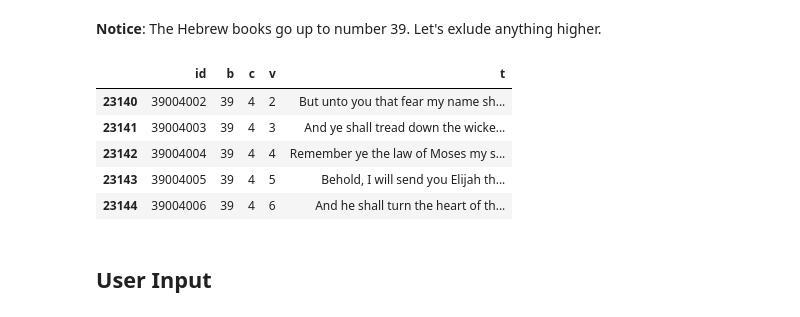
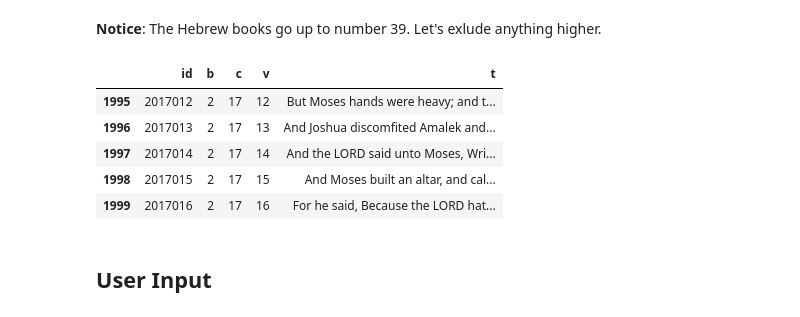
Before and after one commit to yishairasowsky/bible_search, a Jupyter notebook: bible_search.ipynb, the cells around one changed output. Saved outputs shown, nothing was run; the diff lists cells and outputs as text; code cells hidden in the pictures.

```diff
--- a/bible_search.ipynb
+++ b/bible_search.ipynb
@@ -94,18 +94,19 @@ heb_books.tail(5)
 **Notice**: The Hebrew books go up to number 39. Let's exlude anything higher.
 # %%
 all_heb_verses = df_verses[df_verses['b']<=39]
-heb_verses = all_heb_verses[:23145]
+# heb_verses = all_heb_verses[:23145]
+heb_verses = all_heb_verses[:2000]
 heb_verses.tail()
 all_heb_verses.shape
 all_heb_verses.tail()
 heb_verses.tail()
 # %% [output]
 |  | id | b | c | v | t |
-| 23140 | 39004002 | 39 | 4 | 2 | But unto you that fear my name sh... |
-| 23141 | 39004003 | 39 | 4 | 3 | And ye shall tread down the wicke... |
-| 23142 | 39004004 | 39 | 4 | 4 | Remember ye the law of Moses my s... |
-| 23143 | 39004005 | 39 | 4 | 5 | Behold, I will send you Elijah th... |
-| 23144 | 39004006 | 39 | 4 | 6 | And he shall turn the heart of th... |
+| 1995 | 2017012 | 2 | 17 | 12 | But Moses hands were heavy; and t... |
+| 1996 | 2017013 | 2 | 17 | 13 | And Joshua discomfited Amalek and... |
+| 1997 | 2017014 | 2 | 17 | 14 | And the LORD said unto Moses, Wri... |
+| 1998 | 2017015 | 2 | 17 | 15 | And Moses built an altar, and cal... |
+| 1999 | 2017016 | 2 | 17 | 16 | For he said, Because the LORD hat... |
 # %% [markdown]
 ## User Input
 # %% [markdown]
```
Also changed, not shown: parts of 13 cells of this notebook.
